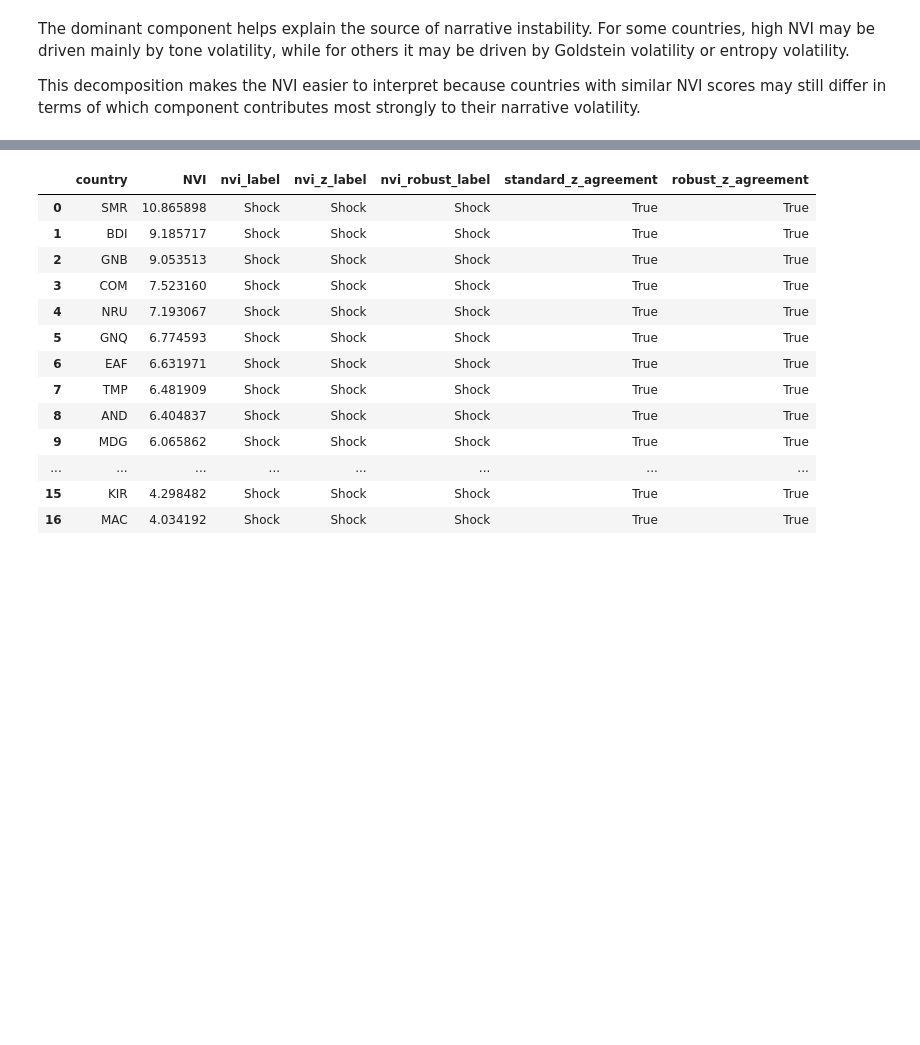
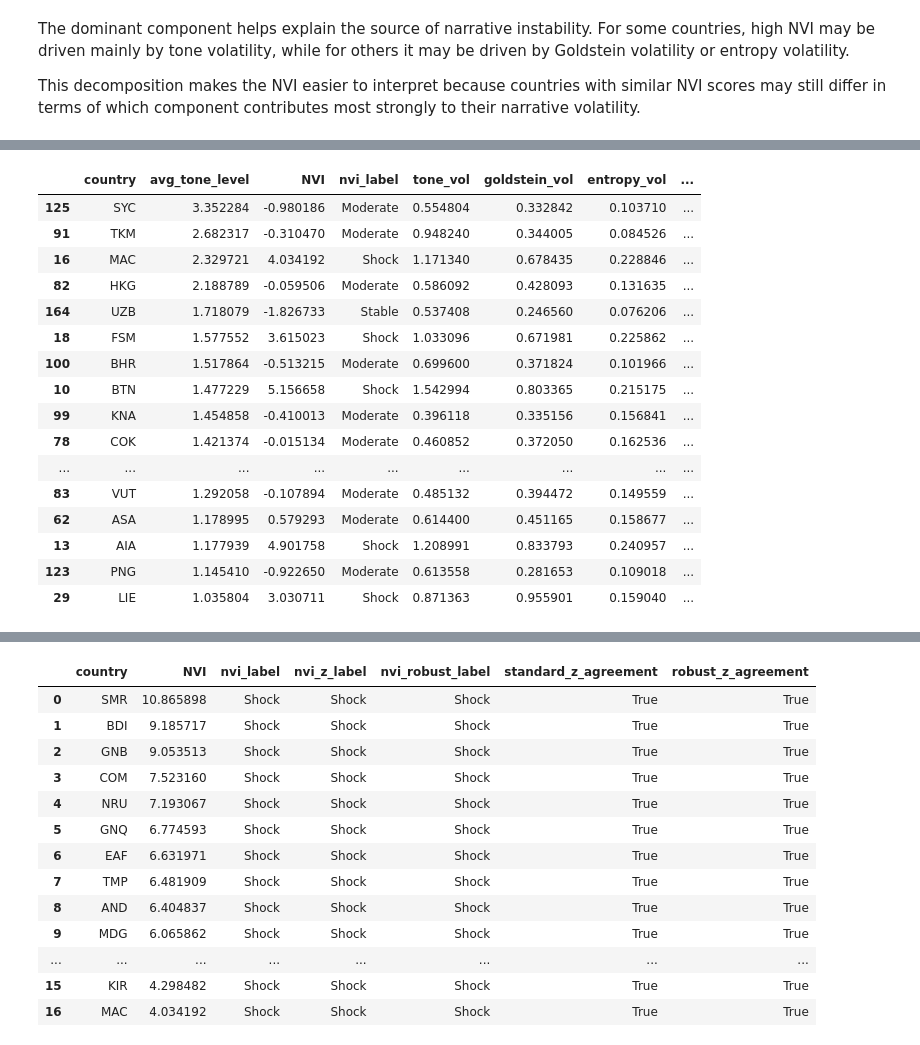
Before and after one commit to ancyra2/mining-prjkt, a Jupyter notebook: notebooks/03_nvi_report.ipynb, the cells around one changed output, grey strips where cells are left out. Cells and saved outputs as stored; diff of their text form; code cells hidden in the pictures; blank space fills up the shorter version.

```diff
--- a/notebooks/03_nvi_report.ipynb
+++ b/notebooks/03_nvi_report.ipynb
@@ -1294,0 +1361,31 @@ This decomposition makes the NVI easier to interpret because countries with simi
+# %%
+most_positive_tone = df[[
+    "country",
+    "avg_tone_level",
+    "NVI",
+    "nvi_label",
+    "tone_vol",
+    "goldstein_vol",
+    "entropy_vol",
+    "avg_goldstein_level"
+]].sort_values("avg_tone_level", ascending=False).head(20)
+
+most_positive_tone
+# %% [output]
+|  | country | avg_tone_level | NVI | nvi_label | tone_vol | goldstein_vol | entropy_vol | ... |
+| 125 | SYC | 3.352284 | -0.980186 | Moderate | 0.554804 | 0.332842 | 0.103710 | ... |
+| 91 | TKM | 2.682317 | -0.310470 | Moderate | 0.948240 | 0.344005 | 0.084526 | ... |
+| 16 | MAC | 2.329721 | 4.034192 | Shock | 1.171340 | 0.678435 | 0.228846 | ... |
+| 82 | HKG | 2.188789 | -0.059506 | Moderate | 0.586092 | 0.428093 | 0.131635 | ... |
+| 164 | UZB | 1.718079 | -1.826733 | Stable | 0.537408 | 0.246560 | 0.076206 | ... |
+| 18 | FSM | 1.577552 | 3.615023 | Shock | 1.033096 | 0.671981 | 0.225862 | ... |
+| 100 | BHR | 1.517864 | -0.513215 | Moderate | 0.699600 | 0.371824 | 0.101966 | ... |
+| 10 | BTN | 1.477229 | 5.156658 | Shock | 1.542994 | 0.803365 | 0.215175 | ... |
+| 99 | KNA | 1.454858 | -0.410013 | Moderate | 0.396118 | 0.335156 | 0.156841 | ... |
+| 78 | COK | 1.421374 | -0.015134 | Moderate | 0.460852 | 0.372050 | 0.162536 | ... |
+| ... | ... | ... | ... | ... | ... | ... | ... | ... |
+| 83 | VUT | 1.292058 | -0.107894 | Moderate | 0.485132 | 0.394472 | 0.149559 | ... |
+| 62 | ASA | 1.178995 | 0.579293 | Moderate | 0.614400 | 0.451165 | 0.158677 | ... |
+| 13 | AIA | 1.177939 | 4.901758 | Shock | 1.208991 | 0.833793 | 0.240957 | ... |
+| 123 | PNG | 1.145410 | -0.922650 | Moderate | 0.613558 | 0.281653 | 0.109018 | ... |
+| 29 | LIE | 1.035804 | 3.030711 | Shock | 0.871363 | 0.955901 | 0.159040 | ... |
```
Also changed, not shown: parts of 13 cells of this notebook, 1 other file.
